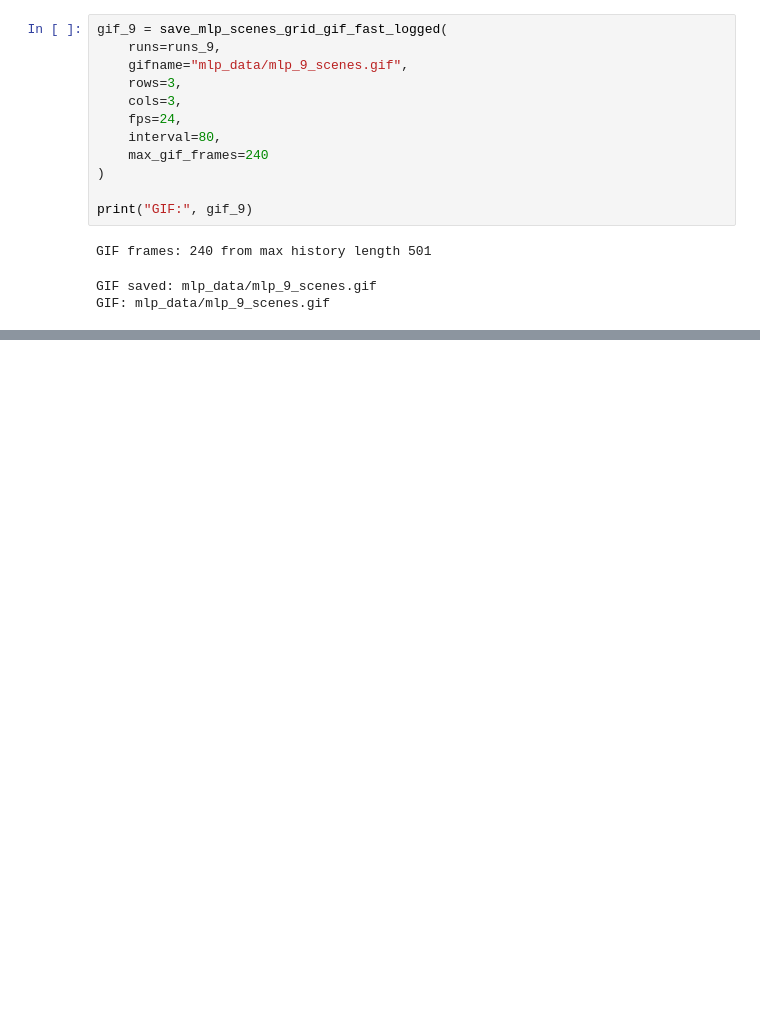
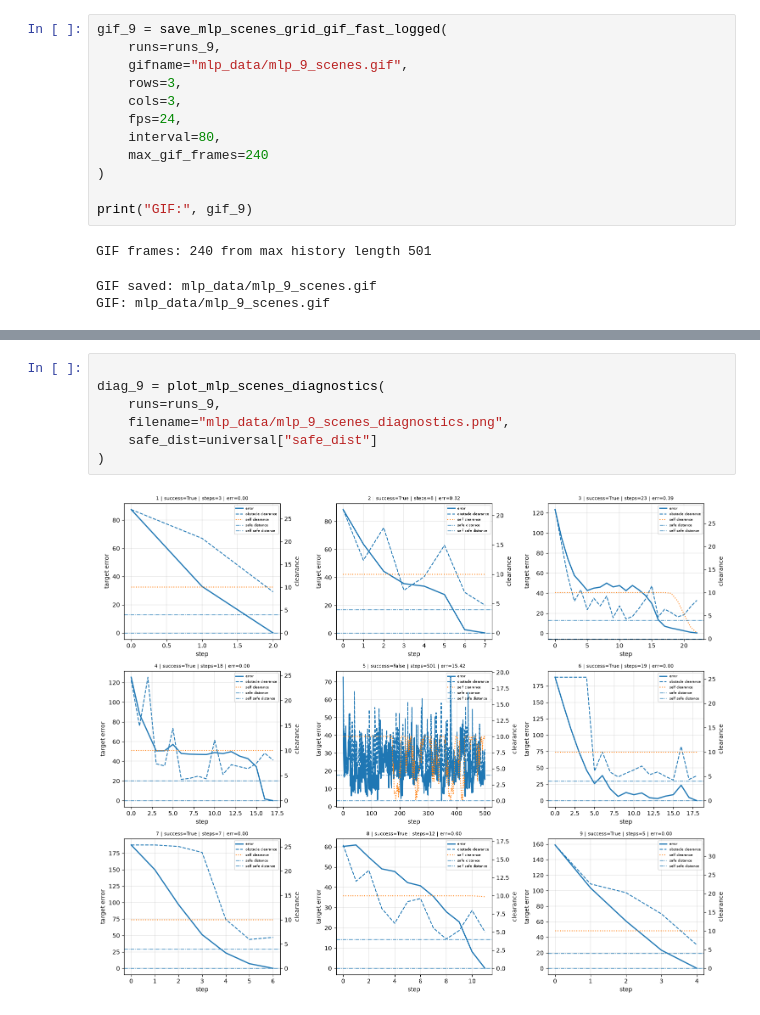
Before and after one commit to n-sukhov/manipulator-ml-control, a Jupyter notebook: manipulator_ml_control.ipynb, the cells around one changed output, grey strips where cells are left out. Cells and saved outputs as stored; diff of their text form; blank space fills up the shorter version.

```diff
--- a/manipulator_ml_control.ipynb
+++ b/manipulator_ml_control.ipynb
@@ -1738,0 +1796,9 @@ GIF: mlp_data/mlp_9_scenes.gif
+# %%
+
+diag_9 = plot_mlp_scenes_diagnostics(
+    runs=runs_9,
+    filename="mlp_data/mlp_9_scenes_diagnostics.png",
+    safe_dist=universal["safe_dist"]
+)
+# %% [output]
+[figure, added]
```
Also changed, not shown: parts of 2 cells of this notebook.
